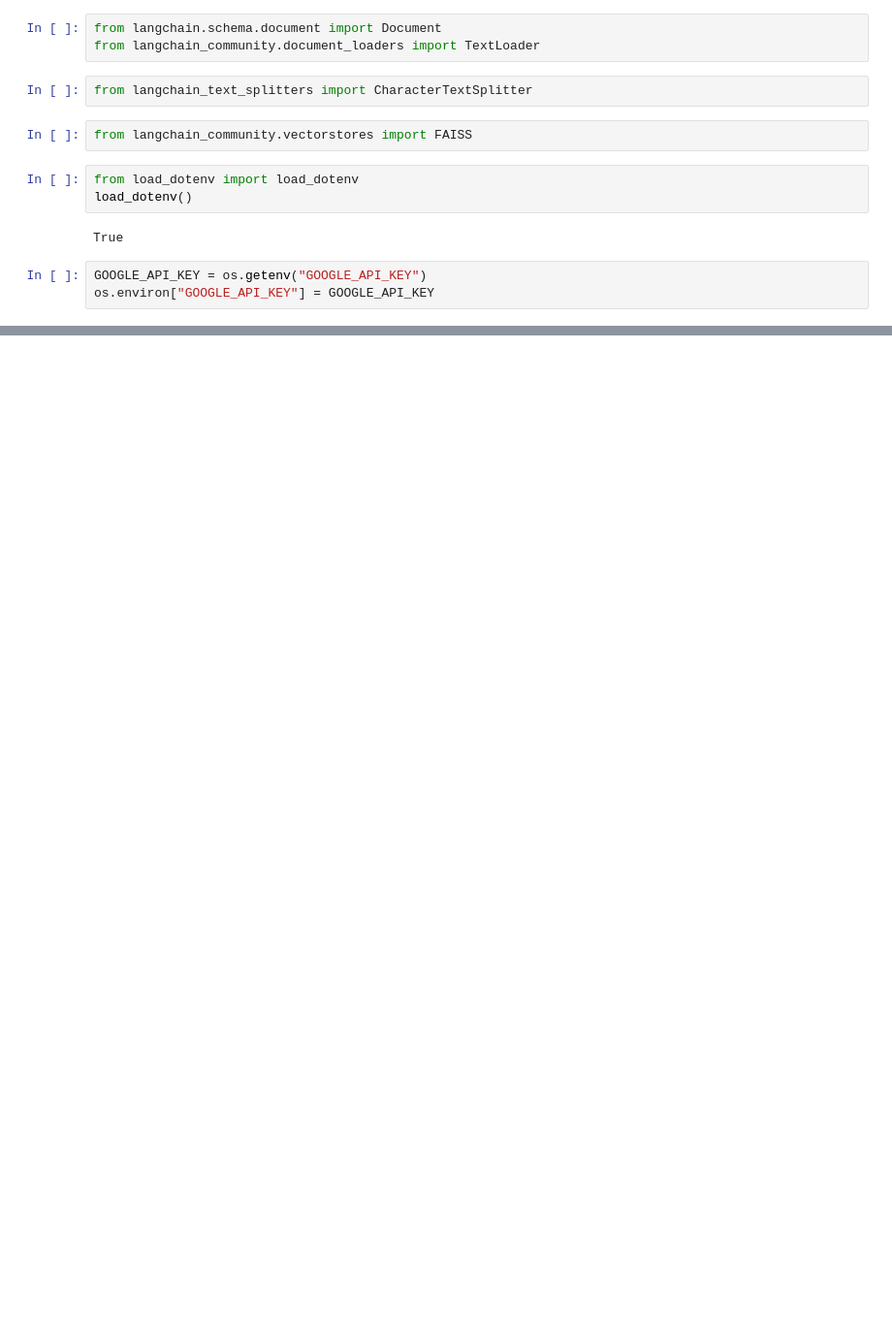
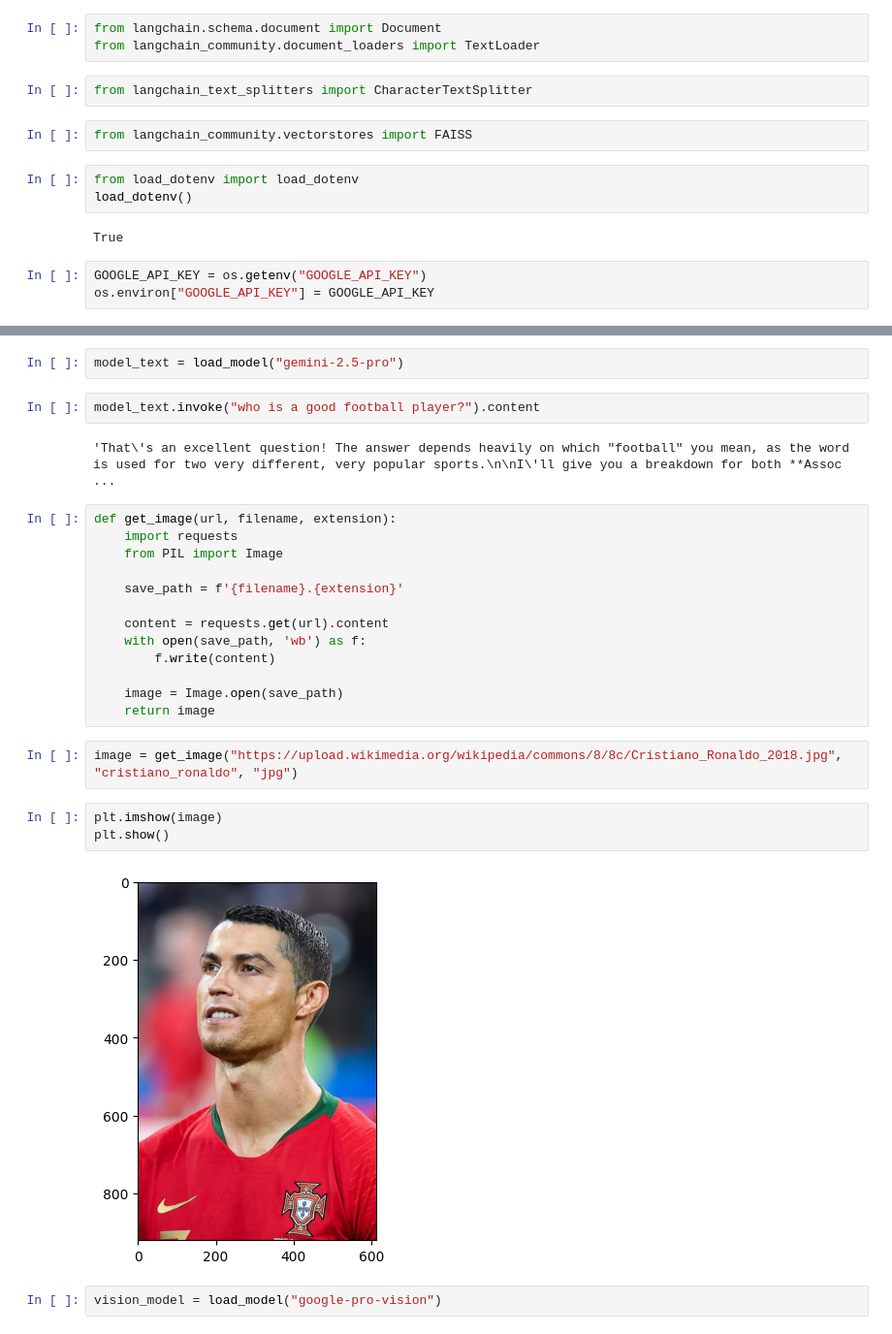
Before and after one commit to AtharvaBOT7/MultiModal-RAG-using-Gemini-and-Langchain, a Jupyter notebook: main.ipynb, the cells around one changed output, grey strips where cells are left out. Shown: that part at 97% size. Saved outputs shown, nothing was run; the diff lists cells and outputs as text; blank space fills up the shorter version.

```diff
--- a/main.ipynb
+++ b/main.ipynb
@@ -37,0 +75,28 @@ os.environ["GOOGLE_API_KEY"] = GOOGLE_API_KEY
+# %%
+model_text = load_model("gemini-2.5-pro")
+# %%
+model_text.invoke("who is a good football player?").content
+# %% [output]
+'That\'s an excellent question! The answer depends heavily on which "football" you mean, as the word is used for two very different, very popular sports.\n\nI\'ll give you a breakdown for both **Assoc ...
+# %%
+def get_image(url, filename, extension):
+    import requests
+    from PIL import Image
+
+    save_path = f'{filename}.{extension}'
+
+    content = requests.get(url).content
+    with open(save_path, 'wb') as f:
+        f.write(content)
+
+    image = Image.open(save_path)
+    return image
+# %%
+image = get_image("https://upload.wikimedia.org/wikipedia/commons/8/8c/Cristiano_Ronaldo_2018.jpg", "cristiano_ronaldo", "jpg")
+# %%
+plt.imshow(image)
+plt.show()
+# %% [output]
+[figure, added]
+# %%
+vision_model = load_model("google-pro-vision")
```
Also changed, not shown: parts of 7 cells of this notebook, 2 other files.
